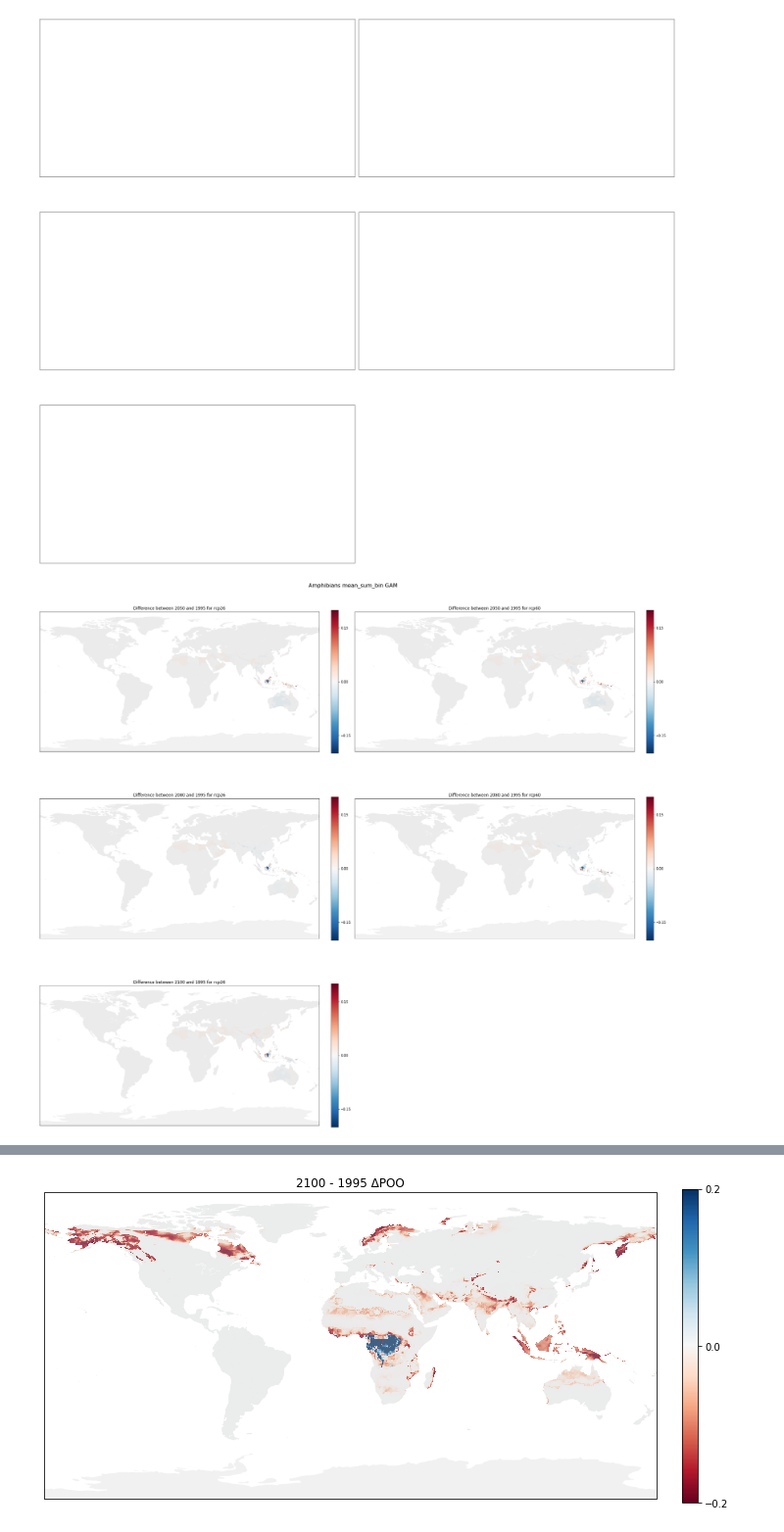
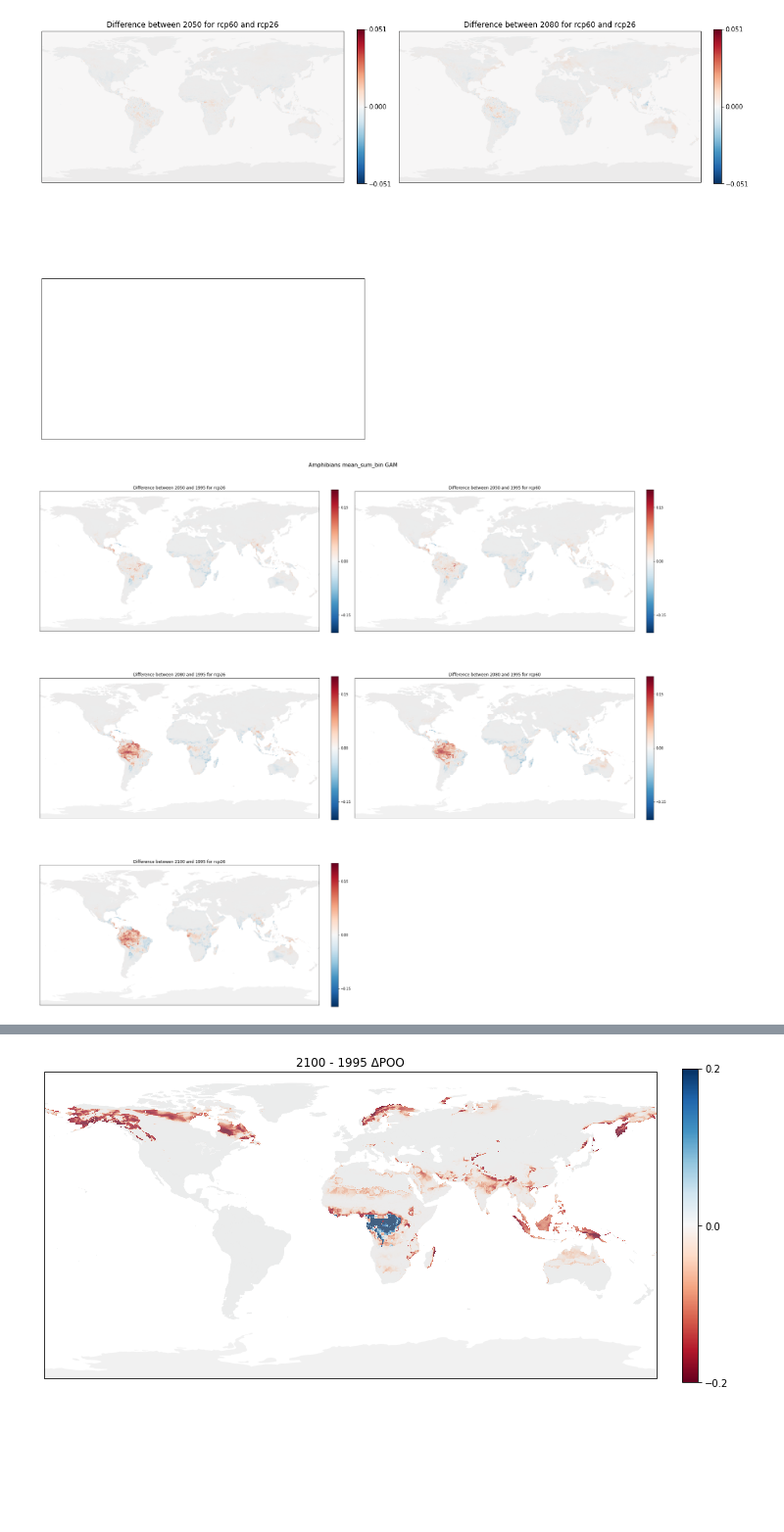
Before and after one commit to wyssacademy-unibe-ch/climate_Hari_etal_BioscenComb, a Jupyter notebook: functions/plts_new.ipynb, the cells around one changed output, grey strips where cells are left out. Shown at 98% size. Cells and saved outputs as stored; diff of their text form; code cells hidden in the pictures; blank space fills up the shorter version.

```diff
--- a/functions/plts_new.ipynb
+++ b/functions/plts_new.ipynb
@@ -36,4 +36,20 @@ species_names = available_names[:1]
 # %%
+
+model="GAM"
+model_names = ['GFDL-ESM2M', 'IPSL-CM5A-LR', 'HadGEM2-ES', 'MIROC5']
+
+years= ['1845', '1990', '1995', '2009', '2010', '2020', '2026', '2032', '2048', '2050',
+                 '2052', '2056', '2080', '2100', '2150', '2200', '2250']
+
+
+taxas =["Amphibians"]
+dir_species = "/storage/scratch/users/ch21o450/data/LandClim_Output/GAM/Amphibians/EWEMBI/"
+available_file = os.listdir(dir_species)
+available_names = [x.split("_[1146].nc")[0] for x in available_file]
+
+
+species_names = available_names[:10]
+
 #newvalue
 
 def newvalue_fun(time, model, netcdf_path_format, is_historical=False, scenario=None):
@@ -121,47 +137,45 @@ plt.show()
 # %%
-#newvalue
 historical_time = 1146
 future_times = [35, 65]
 scenarios = ["rcp26", "rcp60"]
 
 netcdf_path_format_future = "/storage/scratch/users/ch21o450/data/LandClim_Output/{}/Amphibians/{}/{}/{}_[{}].nc"
 netcdf_path_format_hist = "/storage/scratch/users/ch21o450/data/LandClim_Output/{}/Amphibians/EWEMBI/{}_[{}].nc"
 
 mean_hist = newvalue_fun(historical_time, model, netcdf_path_format_hist, is_historical=True)
 
-fig, axes = plt.subplots(nrows=3, ncols=2, figsize=(26, 24), subplot_kw={'projection': ccrs.PlateCarree()})
-
+fig, axes = plt.subplots(nrows=2, ncols=2, figsize=(16, 12), subplot_kw={'projection': ccrs.PlateCarree()})
 
 cmap = matplotlib.colors.ListedColormap(['white', 'green'])
-countries = gpd.read_file(
-              gpd.datasets.get_path("naturalearth_lowres"))
+countries = gpd.read_file(gpd.datasets.get_path("naturalearth_lowres"))
 
 plot_idx = 0
-year_indices = {1146: '1995', 35: '2050', 65: '2080'}
+year_indices = {35: '2050', 65: '2080'}
 
 for future_time in future_times:
-    if future_time == 35 or future_time == 65:
-        model_names = ['GFDL-ESM2M', 'IPSL-CM5A-LR', 'HadGEM2-ES', 'MIROC5']
-        scenarios = ["rcp26", "rcp60"]
+    model_names = ['GFDL-ESM2M', 'IPSL-CM5A-LR', 'HadGEM2-ES', 'MIROC5']
+    for idx, scenario in enumerate(scenarios):
+        if idx == 0:
+            mean_rcp26 = newvalue_fun(future_time, model, netcdf_path_format_future, is_historical=False, scenario=scenario)
+        elif idx == 1:
+            mean_rcp60 = newvalue_fun(future_time, model, netcdf_path_format_future, is_historical=False, scenario=scenario)
 
-    for scenario in scenarios:
+    difference = mean_rcp60 - mean_rcp26
+    ax = axes.flatten()[plot_idx]
+    im = ax.pcolormesh(difference['lon'].values, difference['lat'].values, difference.values, transform=ccrs.PlateCarree(), cmap="RdBu_r", vmin=-0.051, vmax=0.051)
 
-        mean_rcp26 = newvalue_fun(future_time, model, netcdf_path_format_future, is_historical=False, scenario="rcp26")
-        mean_rcp60 = newvalue_fun(future_time, model, netcdf_path_format_future, is_historical=False, scenario="rcp60")
-        difference = mean_rcp60 - mean_rcp26
-        im = ax.pcolormesh(difference['lon'].values, difference['lat'].values, difference.values, transform=ccrs.PlateCarree(), cmap="RdBu_r", vmin=-0.2, vmax=0.2)
+    countries.plot(ax=ax, color="lightgray", zorder=1, alpha=0.3)
+    ax.set_title(f"Difference between {year_indices[future_time]} for rcp60 and rcp26")
 
-        countries.plot(ax=ax, color="lightgray", zorder=1, alpha=0.3)
-        ax.set_title(f"Difference between {year_indices[future_time]} and {year_indices[historical_time]} for {scenario}")
+    cbar = plt.colorbar(im, ax=ax, fraction=0.024, pad=0.04)
+    cbar.set_ticks([-0.051, 0, 0.051])
 
-        cbar = plt.colorbar(im, ax=ax, fraction=0.024, pad=0.04)
-        cbar.set_ticks([-0.2, 0, 0.2])
+    plot_idx += 1
 
-        plot_idx += 1
 axes.flatten()[-1].set_visible(False)
 
 plt.tight_layout()
 plt.show()
 # %% [output]
-[figure, old version]
+[figure, new version]
 # %%
@@ -201,7 +215,7 @@ def calculate_mean(time, model, netcdf_path_format, is_historical=False, scenari
 historical_time = 1146
 future_times = [35, 65, 85]
 scenarios = ["rcp26", "rcp60"]
-model="GBM"
+model="GAM"
 model_names = ['GFDL-ESM2M', 'IPSL-CM5A-LR', 'HadGEM2-ES', 'MIROC5']
 netcdf_path_format_future = "/storage/scratch/users/ch21o450/data/LandClim_Output/{}/Amphibians/{}/{}/{}_[{}].nc"
 netcdf_path_format_hist = "/storage/scratch/users/ch21o450/data/LandClim_Output/{}/Amphibians/EWEMBI/{}_[{}].nc"
@@ -253,4 +267,4 @@ plt.suptitle('Amphibians mean_sum_bin GAM', size=16)
 plt.tight_layout()
 plt.show()
 # %% [output]
-[figure, old version]
+[figure, new version]
```
Also changed, not shown: parts of 34 cells of this notebook, 35 other files.
